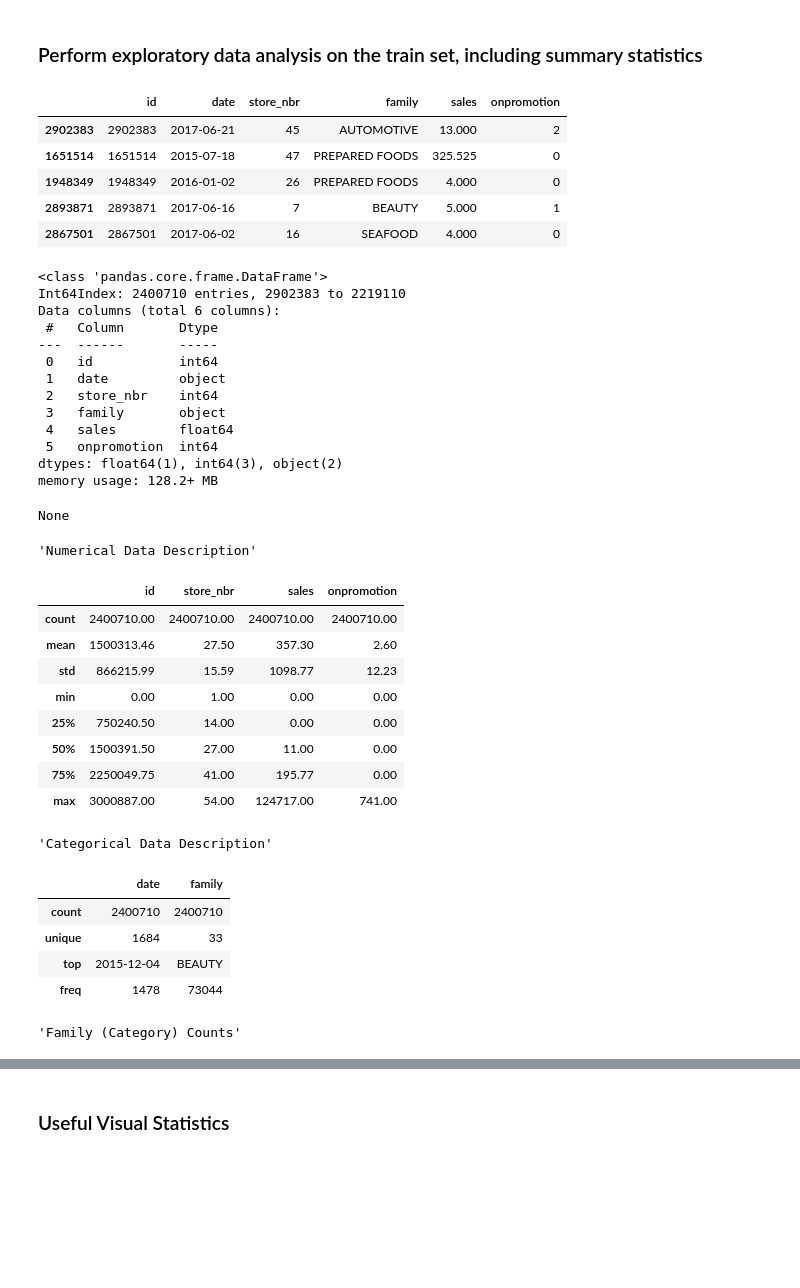
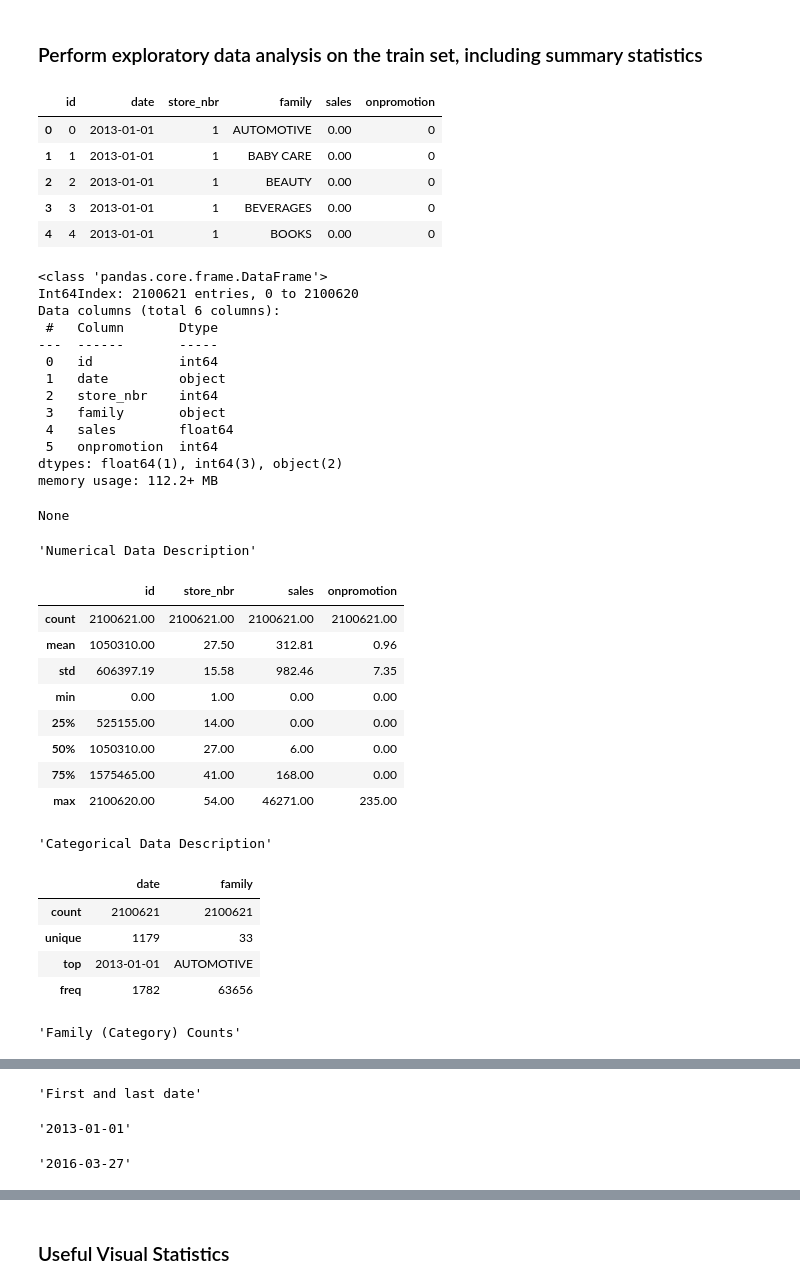
Before and after one commit to saraprettyman/Machine_Learning_Financial_Forcasting, a Jupyter notebook: project_submission.ipynb, the cells around one changed output, grey strips where cells are left out. Saved outputs shown, nothing was run; the diff lists cells and outputs as text; code cells hidden in the pictures; blank space fills up the shorter version.

```diff
--- a/project_submission.ipynb
+++ b/project_submission.ipynb
@@ -80,7 +80,7 @@ dataset_df = pd.read_csv('data/train.csv')
 final_test_df = pd.read_csv('data/test.csv')
 # %%
 # split into train and test sets
-train_df, test_df = train_test_split(dataset_df, test_size=0.2, random_state=42)
+train_df, test_df = train_test_split(dataset_df, test_size=0.3, shuffle=False)
 # %% [markdown]
 <!-- END QUESTION -->
 
@@ -96,26 +96,30 @@ train_df, test_df = train_test_split(dataset_df, test_size=0.2, random_state=42)
 # %%
 display(train_df.head())
 display(train_df.info())
 
 pd.set_option('display.float_format', '{:.2f}'.format)
 
 display("Numerical Data Description")
 display(train_df.describe(include=['int64', 'float64']))
 
 display("Categorical Data Description")
 display(train_df.describe(include=['object', 'datetime64'], datetime_is_numeric=True))
 
 display("Family (Category) Counts")
 display(train_df['family'].value_counts())
+
+display("First and last date")
+display(train_df['date'].min())
+display(train_df['date'].max())
 # %% [output]
 |  | id | date | store_nbr | family | sales | onpromotion |
-| 2902383 | 2902383 | 2017-06-21 | 45 | AUTOMOTIVE | 13.000 | 2 |
-| 1651514 | 1651514 | 2015-07-18 | 47 | PREPARED FOODS | 325.525 | 0 |
-| 1948349 | 1948349 | 2016-01-02 | 26 | PREPARED FOODS | 4.000 | 0 |
-| 2893871 | 2893871 | 2017-06-16 | 7 | BEAUTY | 5.000 | 1 |
-| 2867501 | 2867501 | 2017-06-02 | 16 | SEAFOOD | 4.000 | 0 |
+| 0 | 0 | 2013-01-01 | 1 | AUTOMOTIVE | 0.00 | 0 |
+| 1 | 1 | 2013-01-01 | 1 | BABY CARE | 0.00 | 0 |
+| 2 | 2 | 2013-01-01 | 1 | BEAUTY | 0.00 | 0 |
+| 3 | 3 | 2013-01-01 | 1 | BEVERAGES | 0.00 | 0 |
+| 4 | 4 | 2013-01-01 | 1 | BOOKS | 0.00 | 0 |
 <class 'pandas.core.frame.DataFrame'>
-Int64Index: 2400710 entries, 2902383 to 2219110
+Int64Index: 2100621 entries, 0 to 2100620
 Data columns (total 6 columns):
  #   Column       Dtype
 ---  ------       -----
@@ -126,22 +130,22 @@ Data columns (total 6 columns):
  4   sales        float64
  5   onpromotion  int64
 dtypes: float64(1), int64(3), object(2)
-memory usage: 128.2+ MB
+memory usage: 112.2+ MB
 None
 'Numerical Data Description'
 |  | id | store_nbr | sales | onpromotion |
-| count | 2400710.00 | 2400710.00 | 2400710.00 | 2400710.00 |
-| mean | 1500313.46 | 27.50 | 357.30 | 2.60 |
-| std | 866215.99 | 15.59 | 1098.77 | 12.23 |
+| count | 2100621.00 | 2100621.00 | 2100621.00 | 2100621.00 |
+| mean | 1050310.00 | 27.50 | 312.81 | 0.96 |
+| std | 606397.19 | 15.58 | 982.46 | 7.35 |
 | min | 0.00 | 1.00 | 0.00 | 0.00 |
-| 25% | 750240.50 | 14.00 | 0.00 | 0.00 |
-| 50% | 1500391.50 | 27.00 | 11.00 | 0.00 |
-| 75% | 2250049.75 | 41.00 | 195.77 | 0.00 |
-| max | 3000887.00 | 54.00 | 124717.00 | 741.00 |
+| 25% | 525155.00 | 14.00 | 0.00 | 0.00 |
+| 50% | 1050310.00 | 27.00 | 6.00 | 0.00 |
+| 75% | 1575465.00 | 41.00 | 168.00 | 0.00 |
+| max | 2100620.00 | 54.00 | 46271.00 | 235.00 |
 'Categorical Data Description'
 |  | date | family |
-| count | 2400710 | 2400710 |
-| unique | 1684 | 33 |
-| top | 2015-12-04 | BEAUTY |
-| freq | 1478 | 73044 |
+| count | 2100621 | 2100621 |
+| unique | 1179 | 33 |
+| top | 2013-01-01 | AUTOMOTIVE |
+| freq | 1782 | 63656 |
 'Family (Category) Counts'
@@ -164,4 +168,7 @@ BOOKS                         72563
 Name: family, dtype: int64
+'First and last date'
+'2013-01-01'
+'2016-03-27'
 # %% [markdown]
 _Summary Statistics_
 
```
Also changed, not shown: parts of 9 cells of this notebook.
